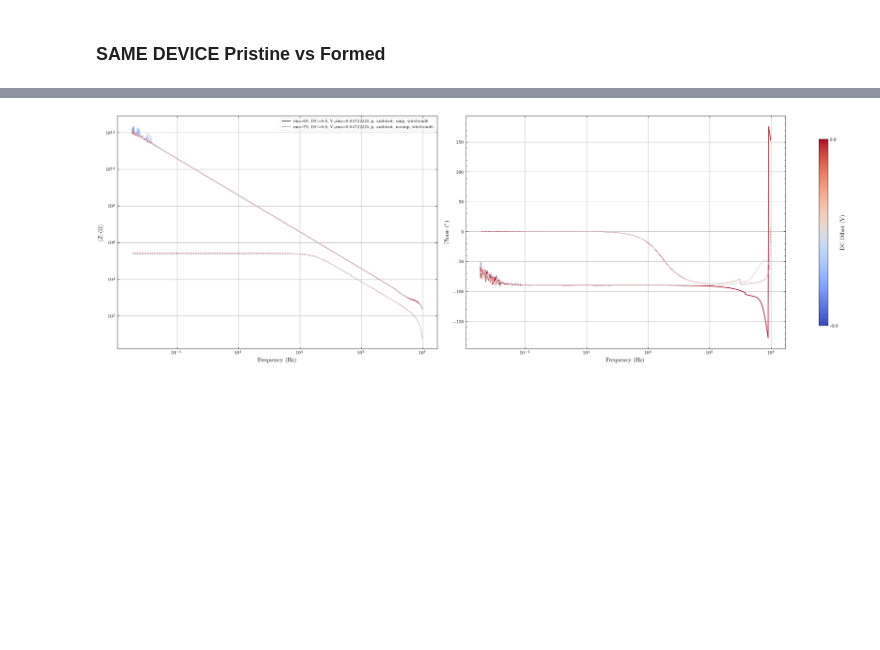
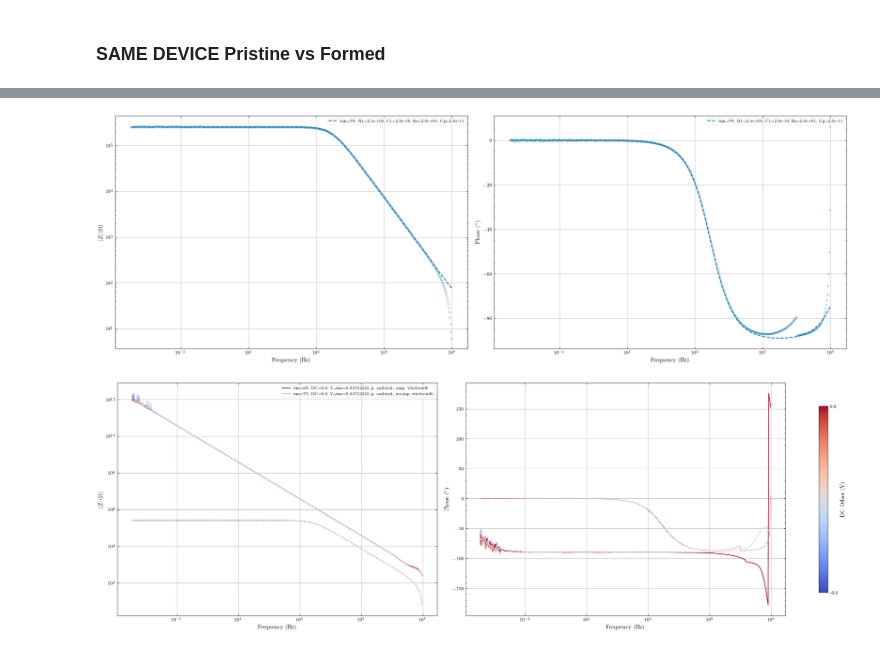
Before and after one commit to hc3413/IS_Analysis, a Jupyter notebook: IS_Analysis_solatron.ipynb, the cells around one changed output, grey strips where cells are left out. Cells and saved outputs as stored; diff of their text form; code cells hidden in the pictures; blank space fills up the shorter version.

```diff
--- a/IS_Analysis_solatron.ipynb
+++ b/IS_Analysis_solatron.ipynb
@@ -282 +290,23 @@ pad 1.836385185185185e-11
 formed 1.4166400000000001e-10
+# %%
+# Select data
+d69 = [solatron[79]] #
+
+# Labels
+plot_labels = ['wb6, pristine, ambient', 'wb6, eformed, ambient '] # label for the legend
+plot_filename = 'wb6_pristine_vs_forming' # name for exported figure
+plot_title = 'Electroforming vs Pristine' # title for powerpoint
+
+# Notes
+notes = [''] # notes for the powerpoint in text box
+
+# if export true, update the plot string
+d69 = update_plot_string(d69, export_data=export_data, plot_labels=plot_labels)
+
+# Plot
+fig, ax = IS_plot_fit(d69, d_type='Zabsphi', freq_lim=[1e-3, 1e7], y_lim_right=None,
+                    sort_data=False,  fig_size=fig_size, med_filt = 1, show_key = True)
+
+# append the figure and title to the list for later exporting
+fig_list.append((fig, plot_filename, plot_title, notes))
+# %% [output]
@@ -283,3 +320,4 @@ formed 1.4166400000000001e-10
+[figure, added]
 # %%
 # Select data
 d69 = [solatron[69], solatron[79]] #
```
Also changed, not shown: parts of 9 cells of this notebook, 3 other files.
